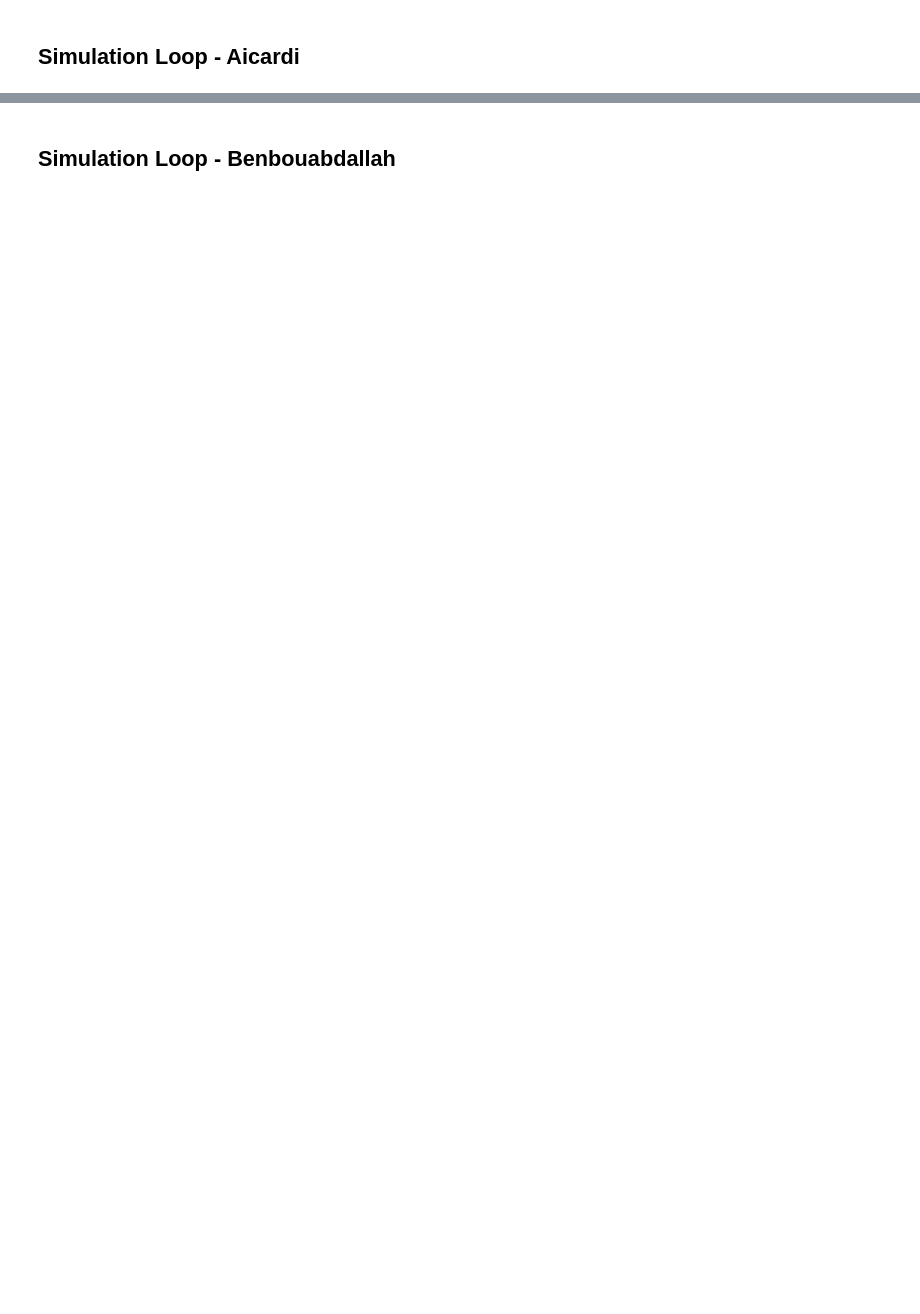
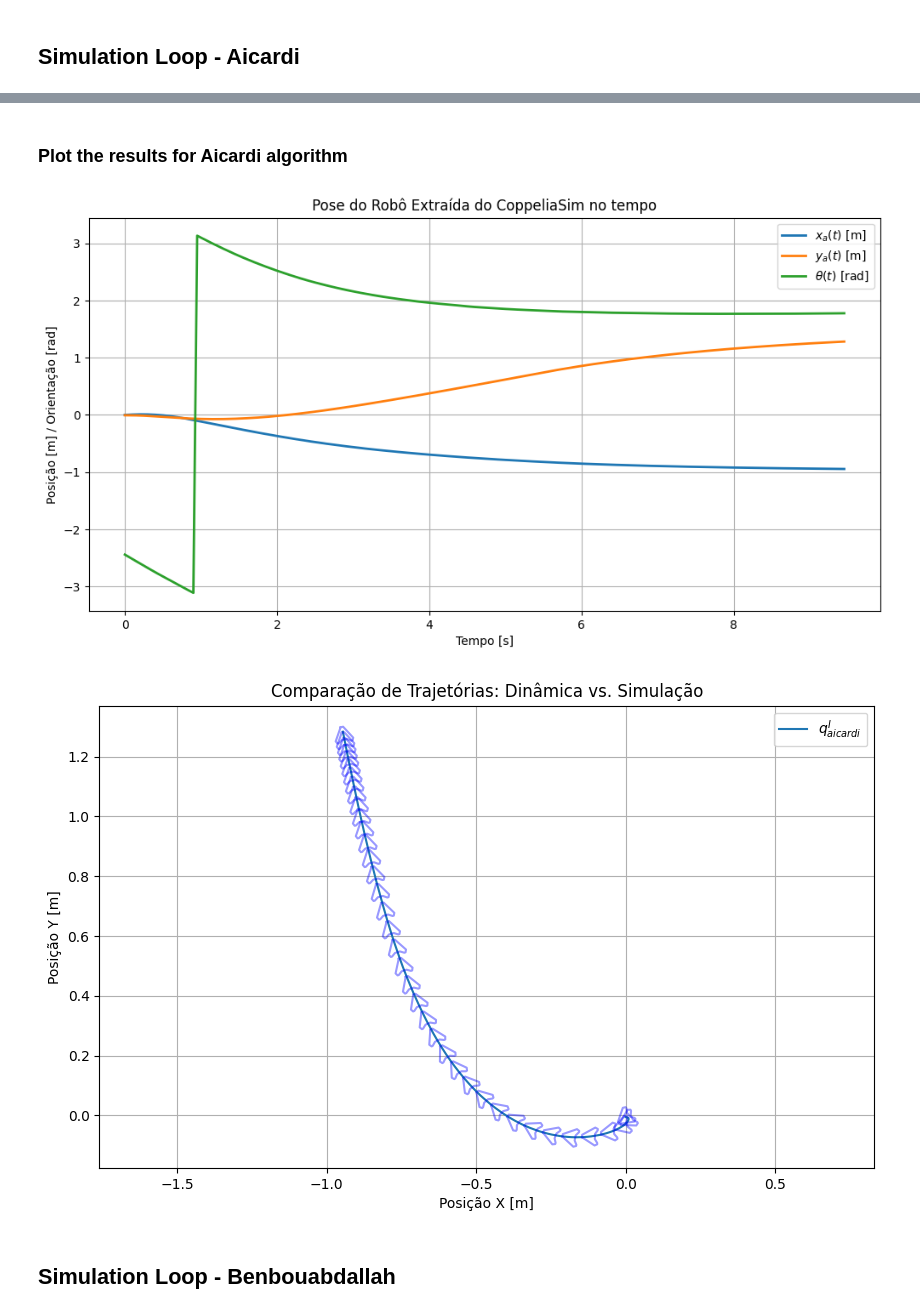
Before and after one commit to MateusPincho/intelligentAutomation, a Jupyter notebook: 02_pose-estabilization/pose_estabilization.ipynb, the cells around one changed output, grey strips where cells are left out. Drawn from its saved outputs; the diff is of its cells as text; code cells hidden in the pictures; blank space fills up the shorter version.

Commit message:
add: graphics

```diff
--- a/02_pose-estabilization/pose_estabilization.ipynb
+++ b/02_pose-estabilization/pose_estabilization.ipynb
@@ -21,8 +21,8 @@ client = RemoteAPIClient()
 sim = client.require('sim')
 
 # Open the turtlebot3 scene
-simulation_file = os.getcwd()+'/turtlebot3_pose_estabilization.ttt'
-sim.loadScene(simulation_file)
+# simulation_file = os.getcwd()+'/turtlebot3_pose_estabilization.ttt'
+# sim.loadScene(simulation_file)
 
 # Use the stepping mode
 sim.setStepping(True)
@@ -99,6 +175,9 @@ sim.startSimulation()
 gamma = 1/3
 h = 1/9
 k = 1/2
+
+time_history = []
+aicardi_robot_pose_history = []
 
 while True:
 
@@ -111,6 +190,9 @@ while True:
     Goal_Pos = sim.getObjectPosition(Goal,-1)
     Goal_Ori = sim.getObjectOrientation(Goal,-1)
     qGoal = np.array([Goal_Pos[0], Goal_Pos[1],Goal_Ori[2]])
+
+    time_history.append(sim.getSimulationTime())
+    aicardi_robot_pose_history.append(qTurtlebot)
 
     # Global States
     dx, dy, dth = qGoal - qTurtlebot
@@ -169,5 +251,34 @@ v: 0.06756024120817831, omega: 0.016425872325491715
 
 Alvo alcançado!
+# %% [markdown]
+### Plot the results for Aicardi algorithm
+# %%
+time = np.array(time_history)
+aicardi_robot_pose = np.array(aicardi_robot_pose_history)
+
+pose_no_tempo(time,aicardi_robot_pose[:,0], aicardi_robot_pose[:,1], aicardi_robot_pose[:,2])
+
+# P Plot robot pose in X and Y
+fig, ax = plt.subplots(figsize=(10, 6))
+
+ax.plot(aicardi_robot_pose[:,0], aicardi_robot_pose[:,1], label='$q^I_{aicardi}$', lw=1.5)
+scale = 0.03
+step = 5
+
+for i in range(0, len(time)-1, step):
+    draw_robot(aicardi_robot_pose[i,0], aicardi_robot_pose[i,1], aicardi_robot_pose[i,2], ax, scale=scale, color='blue', alpha=0.4)
+
+
+ax.set_title('Comparação de Trajetórias: Dinâmica vs. Simulação')
+ax.set_xlabel('Posição X [m]')
+ax.set_ylabel('Posição Y [m]')
+ax.axis('equal')
+ax.grid(True)
+ax.legend()
+plt.show()
+# %% [output]
+[figure, added]
+[figure, added]
 # %% [markdown]
 ## Simulation Loop - Benbouabdallah
 # %%
```
Also changed, not shown: parts of 4 cells of this notebook, 1 other file.
